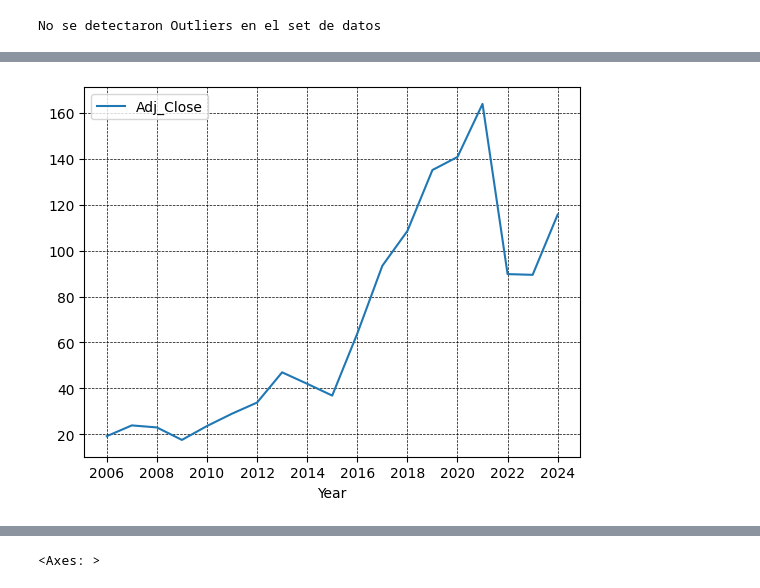
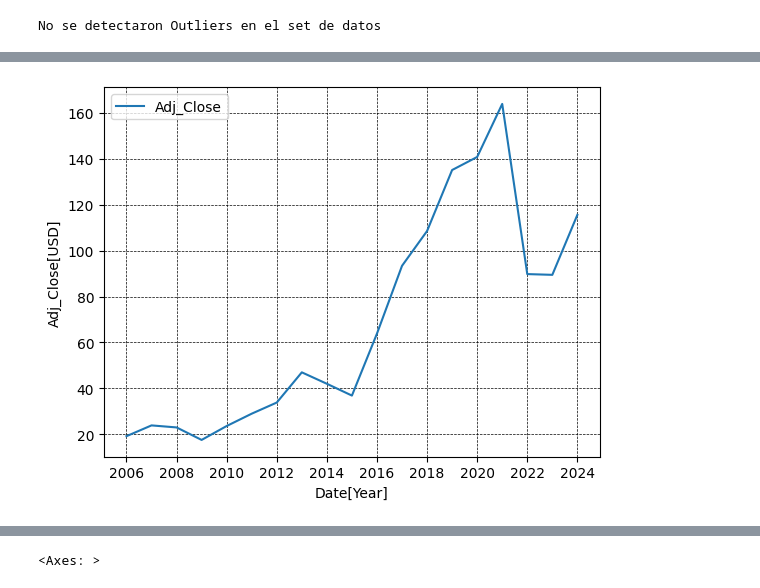
Before and after one commit to AgostinaMerino/Modelo_Predictivo_Datos_Bursatiles, a Jupyter notebook: PP.ipynb, the cells around one changed output, grey strips where cells are left out. Drawn from its saved outputs; the diff is of its cells as text; code cells hidden in the pictures.

```diff
--- a/PP.ipynb
+++ b/PP.ipynb
@@ -176,9 +182,11 @@ Annual_Adj_Close
 # %%
 Annual_Adj_Close.plot(x = "Year", y = "Adj_Close", kind = "line")
+plt.xlabel("Date[Year]")
+plt.ylabel("Adj_Close[USD]")
 plt.gca().xaxis.set_major_locator(ticker.MaxNLocator(integer=True))
 plt.grid(True, which='both', color='black', linestyle='--', linewidth=0.5)
 # %% [output]
-[figure, old version]
+[figure, new version]
 # %%
 #Crear variable objetivo a corto/mediano plazo
 data["Adj_Close_Prediction"] = data["Adj_Close"].shift(-5)  # Precio de cierre ajustado 5 días a futuro
```
Also changed, not shown: parts of 14 cells of this notebook.
